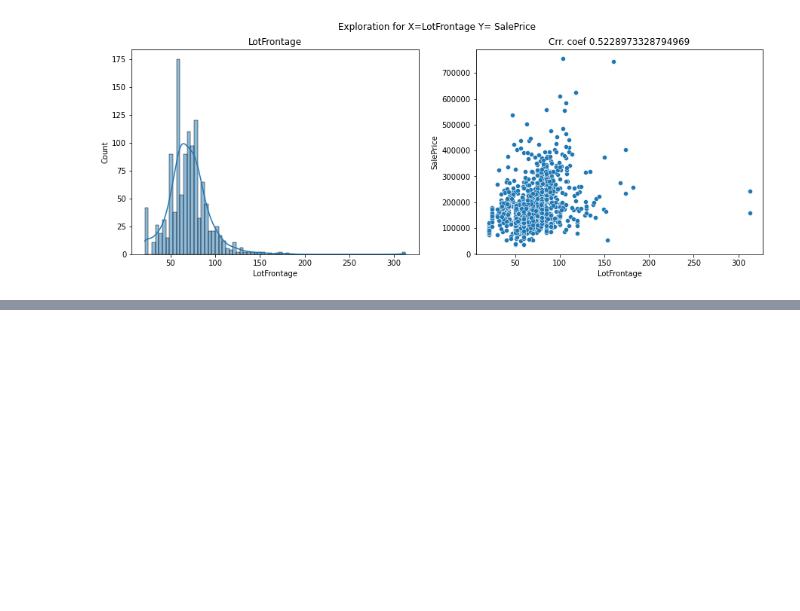
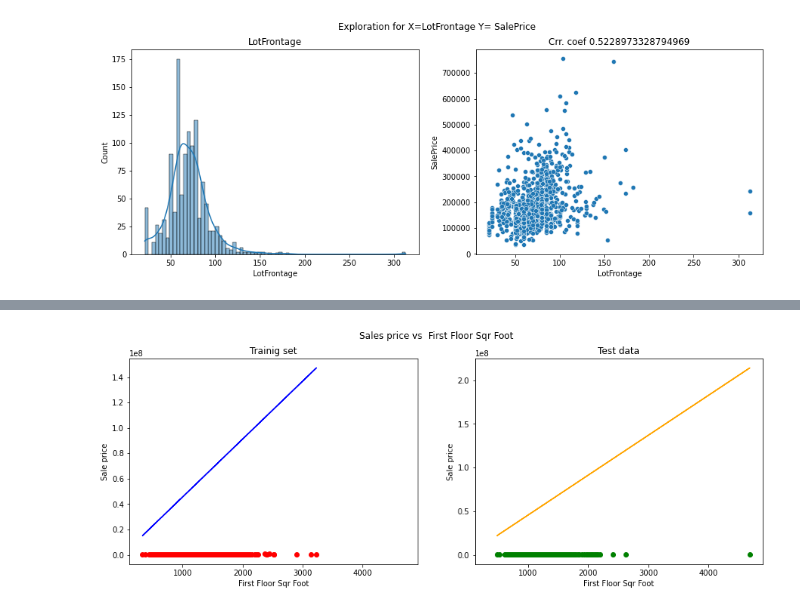
Before and after one commit to cavendano01/linear_regression_project, a Jupyter notebook: linear_regression.ipynb, the cells around one changed output, grey strips where cells are left out. Cells and saved outputs as stored; diff of their text form; code cells hidden in the pictures; blank space fills up the shorter version.

```diff
--- a/linear_regression.ipynb
+++ b/linear_regression.ipynb
@@ -279,0 +271,28 @@ plt.show()
+# %%
+#Para cada una de las variables x seleccionadas, usar scikit-learn para entrenar un modelo de regresión lineal:
+
+
+#regressor = LinearRegression()
+#regressor.fit(x1_reshaped, y_reshaped)
+
+#Array that will be average with Manual process
+y_pred_x2 = regressor.predict(x2_test_reshaped)
+
+fig, axes = plt.subplots(1, 2, sharex=True, figsize=(15,5))
+fig.suptitle('Sales price vs  First Floor Sqr Foot')
+
+axes[0].scatter(x2_reshaped, y_reshaped, color = 'red')
+axes[0].plot(x2_reshaped, regressor.predict(x2_reshaped), color = 'Blue')
+axes[0].set_title('Trainig set')
+axes[0].set_xlabel('First Floor Sqr Foot')
+axes[0].set_ylabel('Sale price')
+
+axes[1].scatter(x2_test_reshaped, y_test_reshaped, color = 'green')
+axes[1].plot(x2_test_reshaped, regressor.predict(x2_test_reshaped), color = 'orange')
+axes[1].set_title('Test data')
+axes[1].set_xlabel('First Floor Sqr Foot')
+axes[1].set_ylabel('Sale price')
+
+plt.show()
+# %% [output]
+[figure, added]
```
Also changed, not shown: parts of 6 cells of this notebook, 1 other file.
